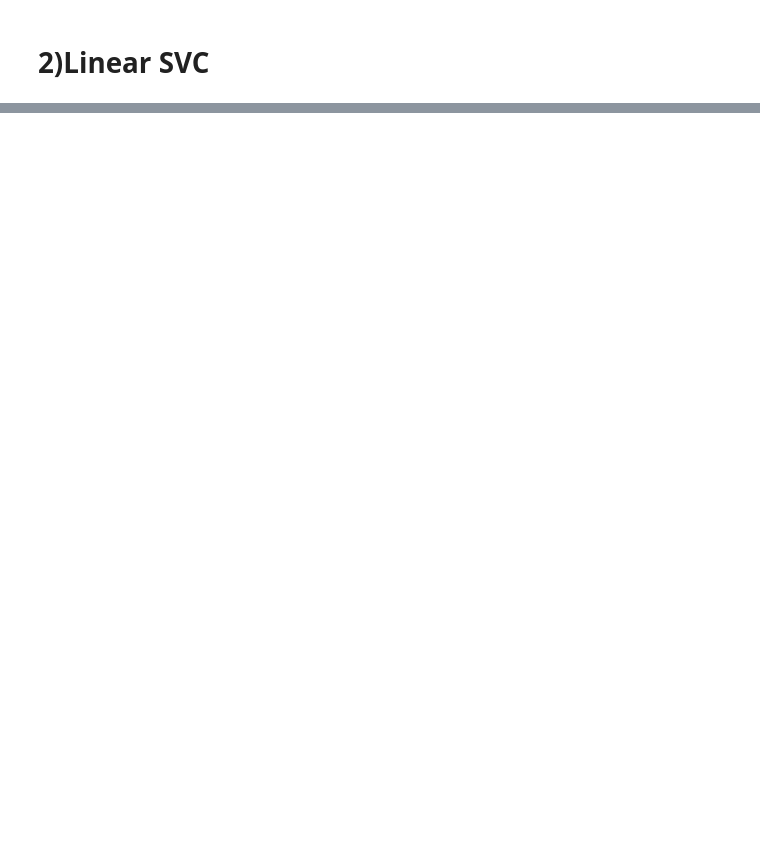
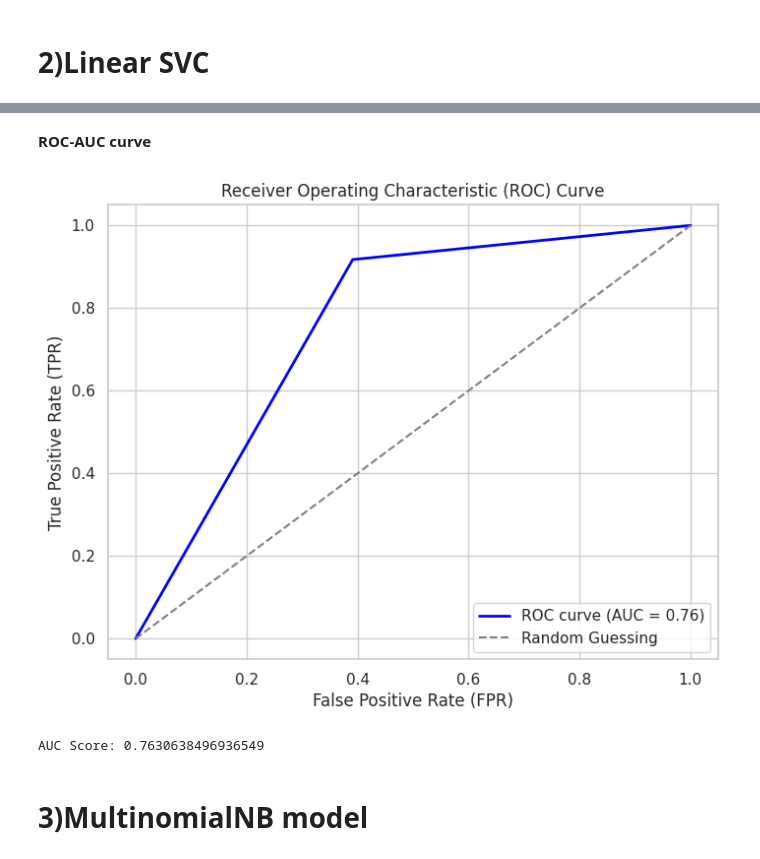
Before and after one commit to madhurasharan/Sentimental-Analysis-on-movie-reviews, a Jupyter notebook: Sentimental_analysis.ipynb, the cells around one changed output, grey strips where cells are left out. Cells and saved outputs as stored; diff of their text form; code cells hidden in the pictures; blank space fills up the shorter version.

```diff
--- a/Sentimental_analysis.ipynb
+++ b/Sentimental_analysis.ipynb
@@ -788,0 +772,31 @@ print("Classification Report:\n", class_report)
+# %% [markdown]
+**ROC-AUC curve**
+# %%
+#convert categorical sentement labels to binary vlaues
+y_test_binary = np.where(y_test == 'POSITIVE', 1, 0)
+y_pred_binary = np.where(y_pred == 'POSITIVE', 1, 0)
+
+# Calculate ROC curve
+fpr, tpr, thresholds = roc_curve(y_test_binary, y_pred_binary)
+
+# Calculate AUC score
+auc_score = auc(fpr, tpr)
+
+# Plot ROC curve
+plt.figure(figsize=(8, 6))
+plt.plot(fpr, tpr, color='blue', lw=2, label='ROC curve (AUC = {:.2f})'.format(auc_score))
+plt.plot([0, 1], [0, 1], color='gray', linestyle='--', label='Random Guessing')
+plt.xlabel('False Positive Rate (FPR)')
+plt.ylabel('True Positive Rate (TPR)')
+plt.title('Receiver Operating Characteristic (ROC) Curve')
+plt.legend()
+plt.show()
+
+# calculate AUC score
+auc_score = roc_auc_score(y_test_binary, y_pred_binary)
+print('AUC Score:', auc_score)
+# %% [output]
+[figure, added]
+AUC Score: 0.7630638496936549
+# %% [markdown]
+# 3)MultinomialNB model
```
Also changed, not shown: parts of 9 cells of this notebook.
